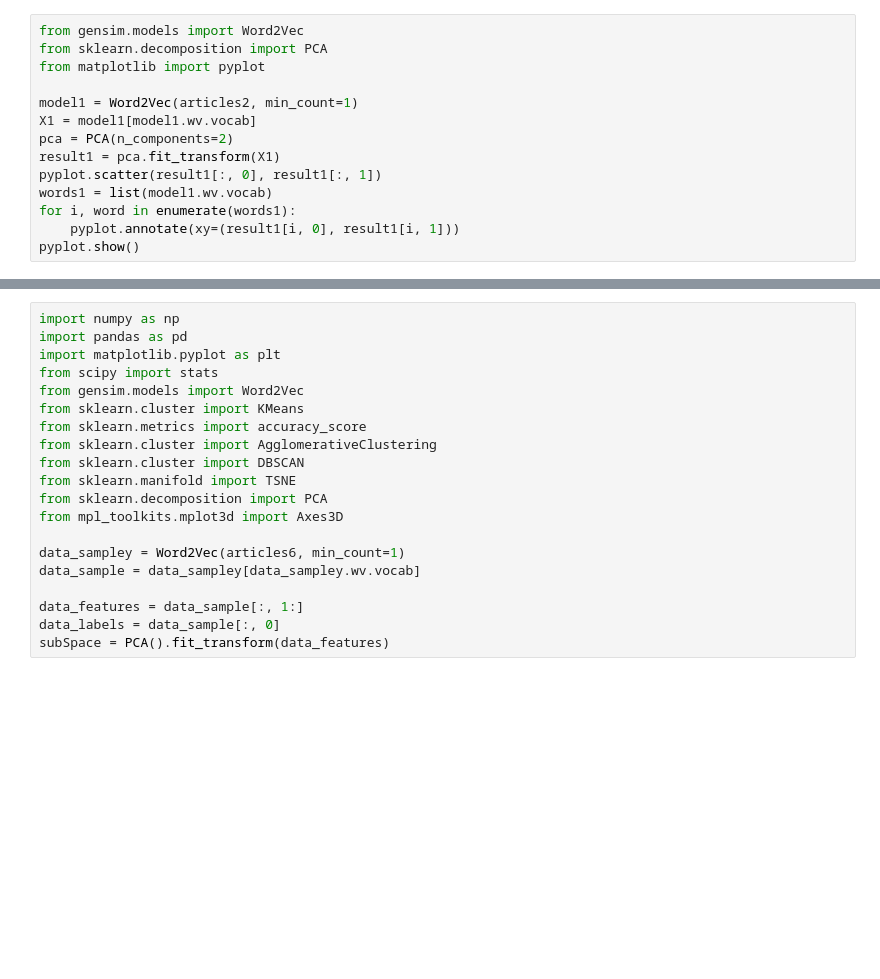
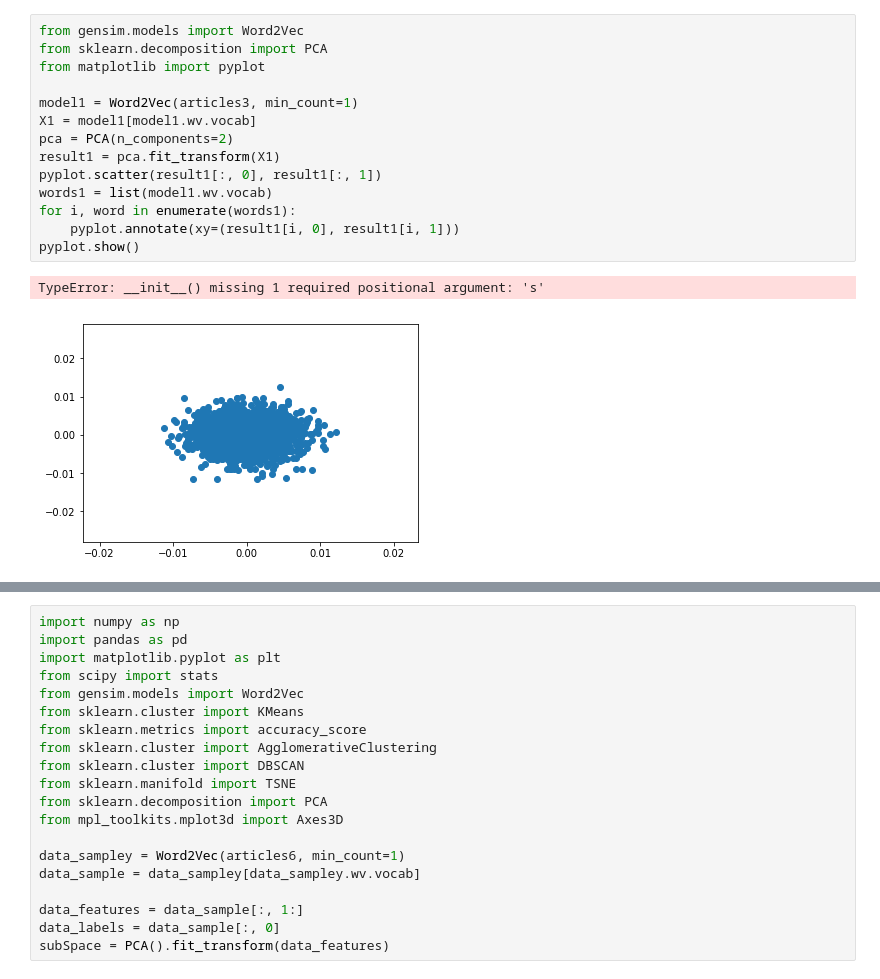
Before and after one commit to JayCastro97/Movie_Analysis_ML, a Jupyter notebook: NYTimes_Data.ipynb, the cells around one changed output, grey strips where cells are left out. Saved outputs shown, nothing was run; the diff lists cells and outputs as text; blank space fills up the shorter version.

```diff
--- a/NYTimes_Data.ipynb
+++ b/NYTimes_Data.ipynb
@@ -160,14 +161,17 @@ crawler.start()
 # %%
 from gensim.models import Word2Vec
 from sklearn.decomposition import PCA
 from matplotlib import pyplot
 
-model1 = Word2Vec(articles2, min_count=1)
+model1 = Word2Vec(articles3, min_count=1)
 X1 = model1[model1.wv.vocab]
 pca = PCA(n_components=2)
 result1 = pca.fit_transform(X1)
 pyplot.scatter(result1[:, 0], result1[:, 1])
 words1 = list(model1.wv.vocab)
 for i, word in enumerate(words1):
     pyplot.annotate(xy=(result1[i, 0], result1[i, 1]))
 pyplot.show()
+# %% [output]
+TypeError: __init__() missing 1 required positional argument: 's'
+[figure, added]
```
Also changed, not shown: parts of 17 cells of this notebook.
